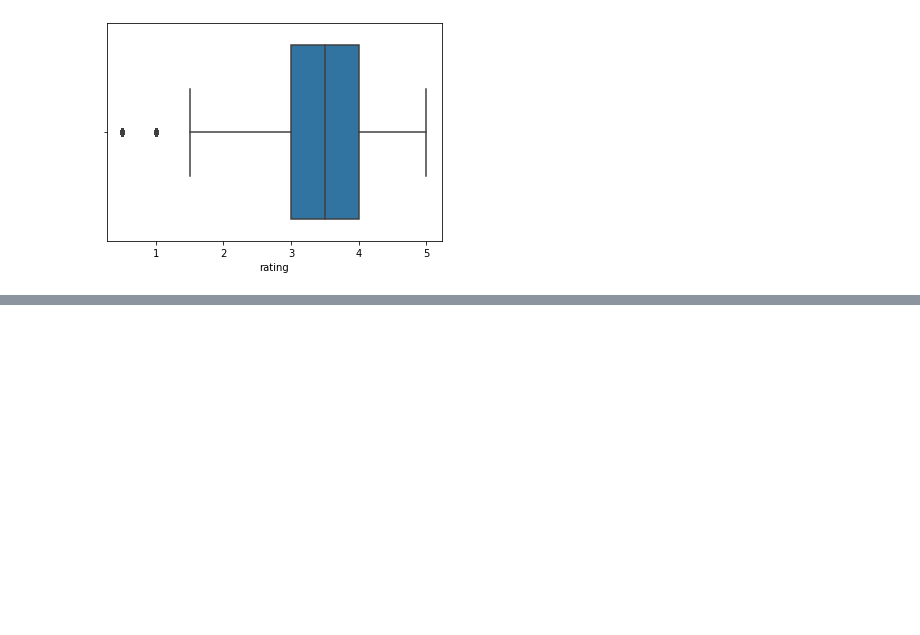
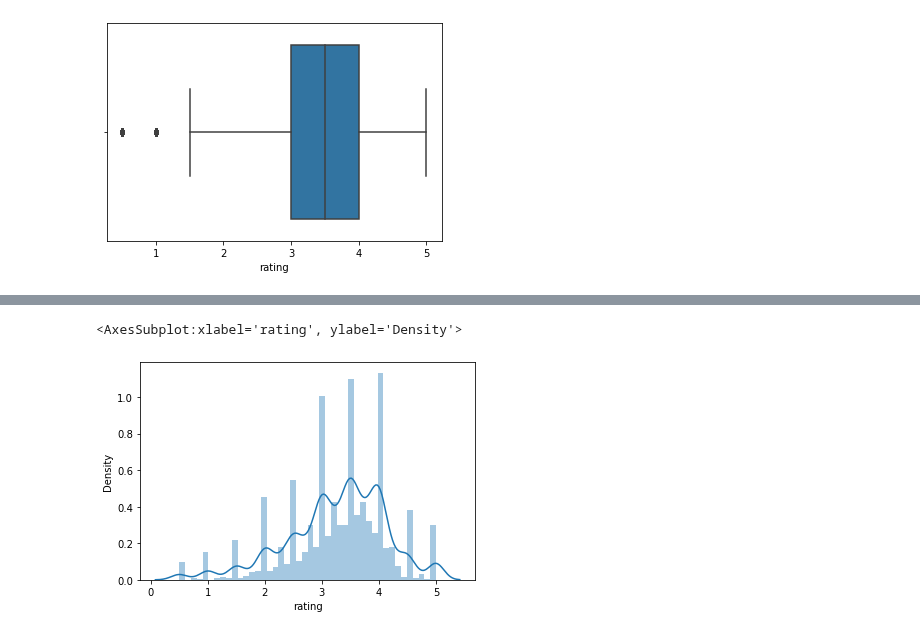
Before and after one commit to andreformento/learning-machine-learning, a Jupyter notebook: src/01-first-class/ml-latest-small-0.ipynb, the cells around one changed output, grey strips where cells are left out. Drawn from its saved outputs; the diff is of its cells as text; code cells hidden in the pictures; blank space fills up the shorter version.

```diff
--- a/src/01-first-class/ml-latest-small-0.ipynb
+++ b/src/01-first-class/ml-latest-small-0.ipynb
@@ -82,0 +137,5 @@ sns.boxplot(x=ratings.rating)
+# %%
+sns.distplot(mean_by_movie)
+# %% [output]
+<AxesSubplot:xlabel='rating', ylabel='Density'>
+[figure, added]
```
Also changed, not shown: parts of 10 cells of this notebook, 1 other file.
